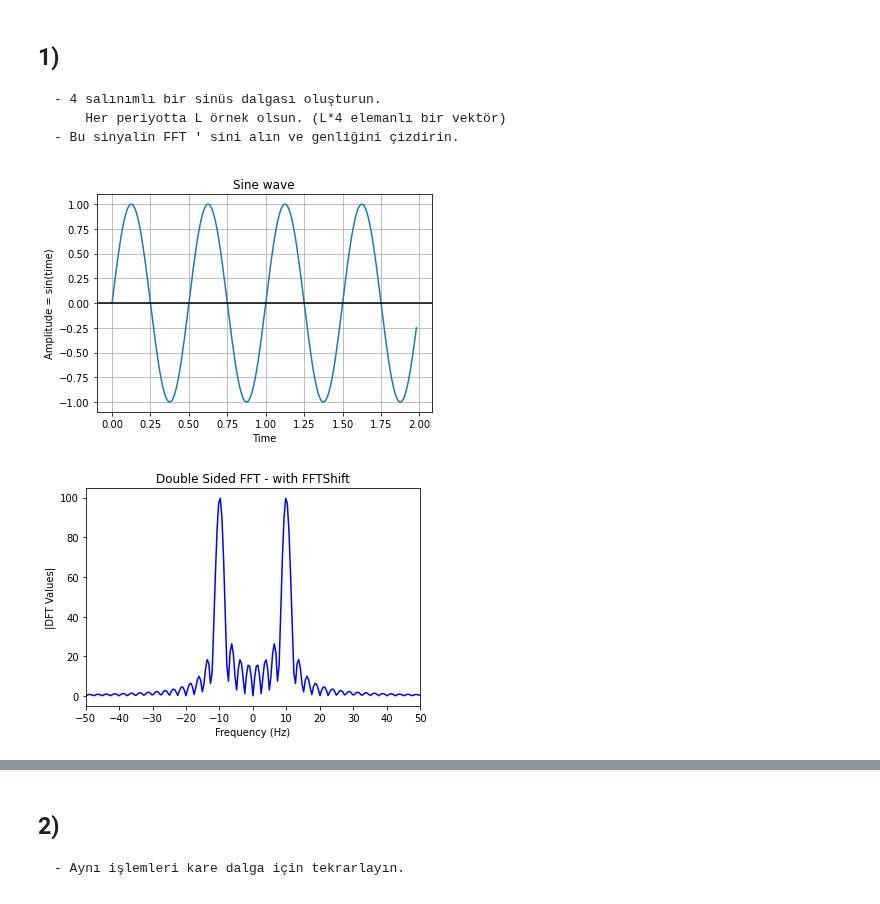
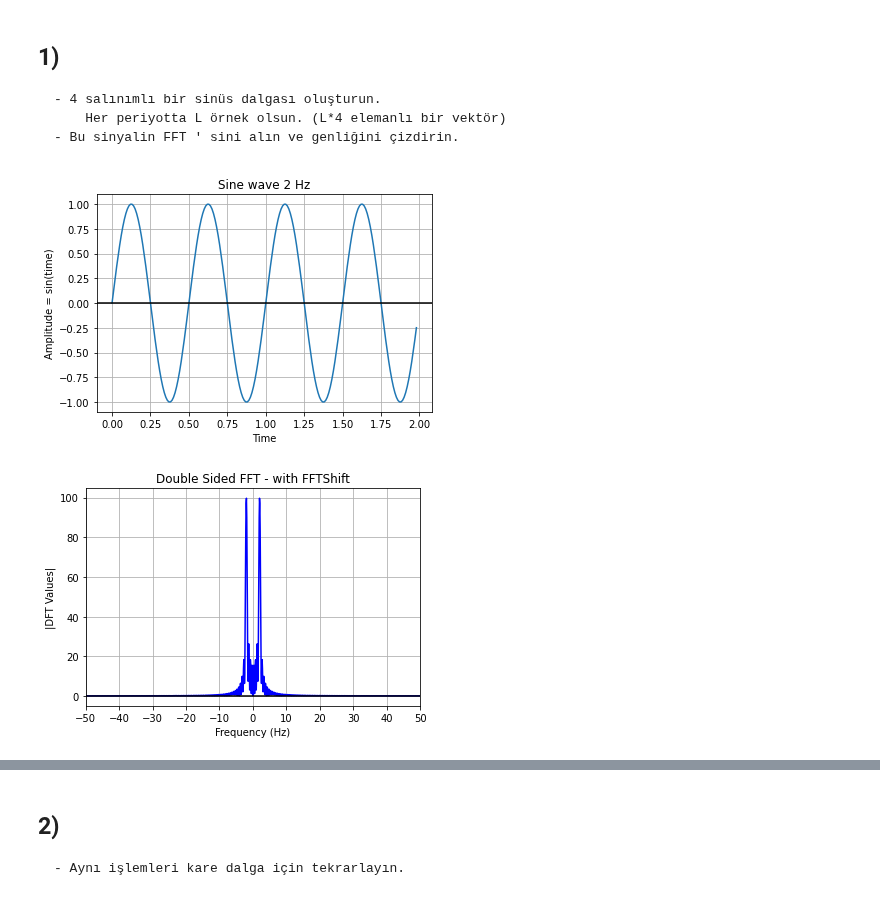
Before and after one commit to melihozaydin/MSc_Projects, a Jupyter notebook: BM5121 - Görüntü İşleme Ve Uygulamaları/Ödev 7 1 Boyutlu fft uygulaması /ödev.ipynb, the cells around one changed output, grey strips where cells are left out. Drawn from its saved outputs; the diff is of its cells as text; code cells hidden in the pictures.

```diff
--- a/BM5121 - Görüntü İşleme Ve Uygulamaları/Ödev 7 1 Boyutlu fft uygulaması /ödev.ipynb
+++ b/BM5121 - Görüntü İşleme Ve Uygulamaları/Ödev 7 1 Boyutlu fft uygulaması /ödev.ipynb
@@ -7,7 +8,7 @@ import numpy as np
         Her periyotta L örnek olsun. (L*4 elemanlı bir vektör)
     - Bu sinyalin FFT ' sini alın ve genliğini çizdirin.
 # %%
-def sine_wave(f, overSampRate,phase,nCyl):
+def sine_wave(f, overSampRate, phase=0, nCyl=4, plot=False):
 	"""
 	Generate sine wave signal with the following parameters
 	Parameters:
@@ -23,53 +24,55 @@ def sine_wave(f, overSampRate,phase,nCyl):
 		(t,g) = sine_wave(f,overSampRate,phase,nCyl)
 	"""
 	fs = overSampRate*f # sampling frequency
-	t = np.arange(0,nCyl*1/f-1/fs,1/fs) # time base
-	g = np.sin(2*np.pi*f*t+phase) # replace with cos if a cosine wave is desired
-	return (t,g) # return time base and signal g(t) as tuple
+	time = np.arange(0, nCyl*1/f-1/fs, 1/fs) # time base
+	amplitude = np.sin(2*np.pi*f*time+phase)
 
-f = 10 # frequency of sine wave in Hertz
-nCyl=4 # number of cycles of sine wave to generate
-phase=0 # desired phase shift in radians
-overSampRate = 50 # oversampling rate (integer)
+	if plot:
+		#plt a sine wave using time and amplitude obtained for the sine wave
+		plt.plot(time, amplitude)
+		# Give a title for the sine wave plt
+		plt.title(f'Sine wave {f} Hz')
+		# Give x axis label for the sine wave plt
+		plt.xlabel('Time')
+		# Give y axis label for the sine wave plt
+		plt.ylabel('Amplitude = sin(time)')
 
-fs = overSampRate*f
+		plt.grid(True, which='both')
+		plt.axhline(y=0, color='k')
+		# Display the sine wave
+		plt.show()
 
-time, signal = sine_wave(f=2, overSampRate=overSampRate, phase=0, nCyl=4)
+	return (time, amplitude) # return time base and signal g(t) as tuple
 
-#plt a sine wave using time and amplitude obtained for the sine wave
-plt.plot(time, signal)
 
-# Give a title for the sine wave plt
-plt.title('Sine wave')
-
-# Give x axis label for the sine wave plt
-plt.xlabel('Time')
-
-# Give y axis label for the sine wave plt
-plt.ylabel('Amplitude = sin(time)')
-
-plt.grid(True, which='both')
-plt.axhline(y=0, color='k')
-# Display the sine wave
-plt.show()
+time, amplitude = sine_wave(f=2, overSampRate=50, phase=0, nCyl=4, plot=True)
 # %% [output]
-[figure, old version]
+[figure, new version]
 # %%
-from scipy.fftpack import fft,fftshift
+from scipy.fftpack import fft, fftshift
 
+def get_fft(signal, fs, plot=False):
 
-NFFT=1024
-X=fftshift(fft(signal,NFFT))
+    NFFT=1024
+    X = fftshift(fft(signal, NFFT))
+    fVals = np.arange(start = -NFFT/2, stop = NFFT/2)*fs/NFFT
 
-fig4, ax = plt.subplots(nrows=1, ncols=1) #create figure handle
+    if plot:
+        fig, ax = plt.subplots(nrows=1, ncols=1) #create figure handle
+        ax.plot(fVals, np.abs(X), 'b')
+        ax.grid(True, which='both')
+        ax.axhline(y=0, color='k')
 
-fVals=np.arange(start = -NFFT/2,stop = NFFT/2)*fs/NFFT
-ax.plot(fVals,np.abs(X),'b')
-ax.set_title('Double Sided FFT - with FFTShift')
-ax.set_xlabel('Frequency (Hz)')
-ax.set_ylabel('|DFT Values|')
-ax.set_xlim(-50,50)
-ax.set_xticks(np.arange(-50, 50+10,10))
-fig4.show()
+        ax.set_title('Double Sided FFT - with FFTShift')
+        ax.set_xlabel('Frequency (Hz)')
+        ax.set_ylabel('|DFT Values|')
+        ax.set_xlim(-50,50)
+        ax.set_xticks(np.arange(-50, 50+10,10))
+        plt.show()
+
+    return (X,fVals)
+
+fs = 50*2
+X, fVals = get_fft(amplitude, fs, plot=True)
 # %% [output]
-[figure, old version]
+[figure, new version]
```
Also changed, not shown: parts of 8 cells of this notebook.
